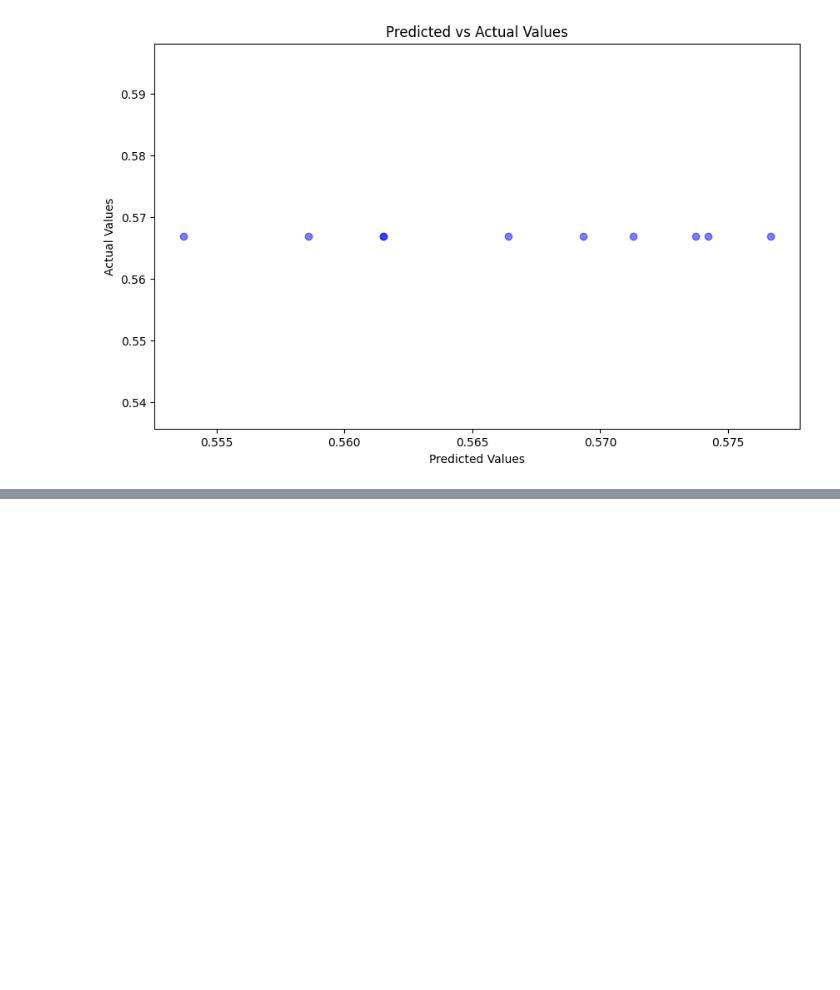
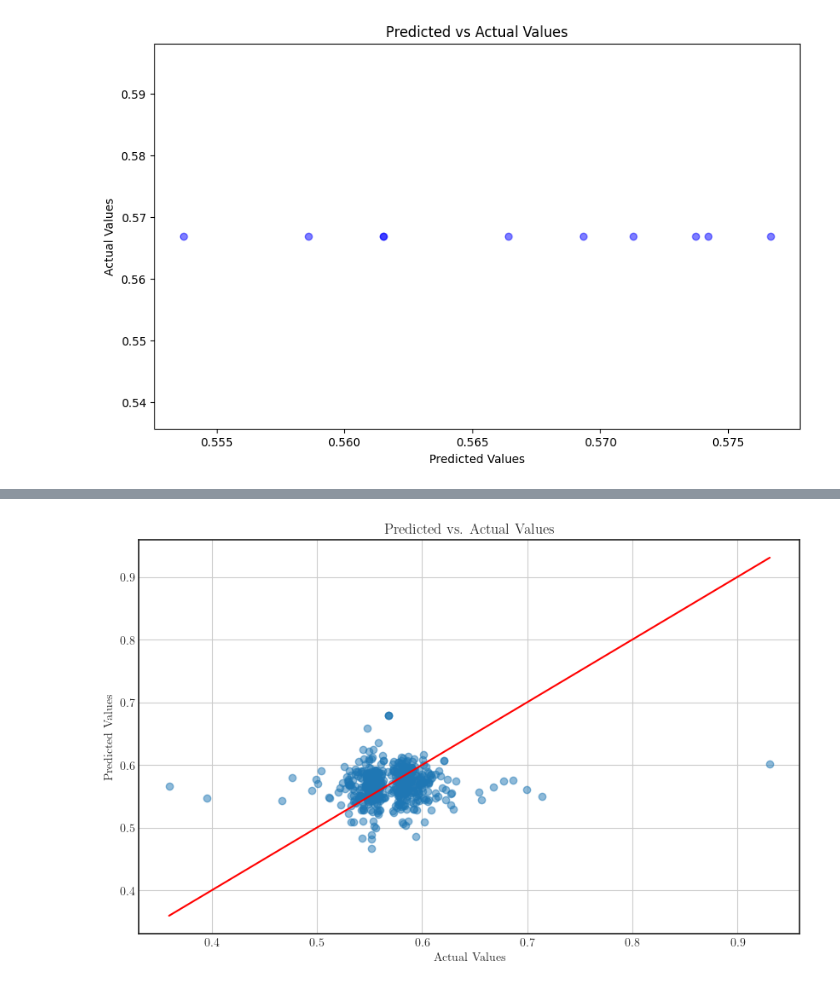
Before and after one commit to gustavoschewinski/tuning-protein, a Jupyter notebook: 4. dl_model_run.ipynb, the cells around one changed output, grey strips where cells are left out. Saved outputs shown, nothing was run; the diff lists cells and outputs as text; code cells hidden in the pictures; blank space fills up the shorter version.

```diff
--- a/4. dl_model_run.ipynb
+++ b/4. dl_model_run.ipynb
@@ -499,12 +518,19 @@ print("The MSE on the original scale is:", MSE_original)
 # %%
-plt.figure(figsize=(10, 6))
+fig = plt.figure(figsize=(10, 6))
 plt.scatter(y_actuals, y_preds, alpha=0.5)
-# plt.plot([min(y_actuals), max(y_actuals)], [min(y_actuals), max(y_actuals)], 'r')  # Diagonal line
+plt.plot([min(y_actuals), max(y_actuals)], [min(y_actuals), max(y_actuals)], 'r')  # Diagonal line
 plt.title('Predicted vs. Actual Values')
 plt.xlabel('Actual Values')
 plt.ylabel('Predicted Values')
 plt.grid(True)
 plt.show()
+
+pdf_file_path = './data/predicted_atual.pdf'
+with PdfPages(pdf_file_path) as pdf:
+    pdf.savefig(fig)
+plt.close()
+# %% [output]
+[figure, added]
 # %%
 from scipy.stats import spearmanr
 spearman_corr, p_value = spearmanr(y_actuals, y_preds)
```
Also changed, not shown: parts of 7 cells of this notebook, 4 other files.
